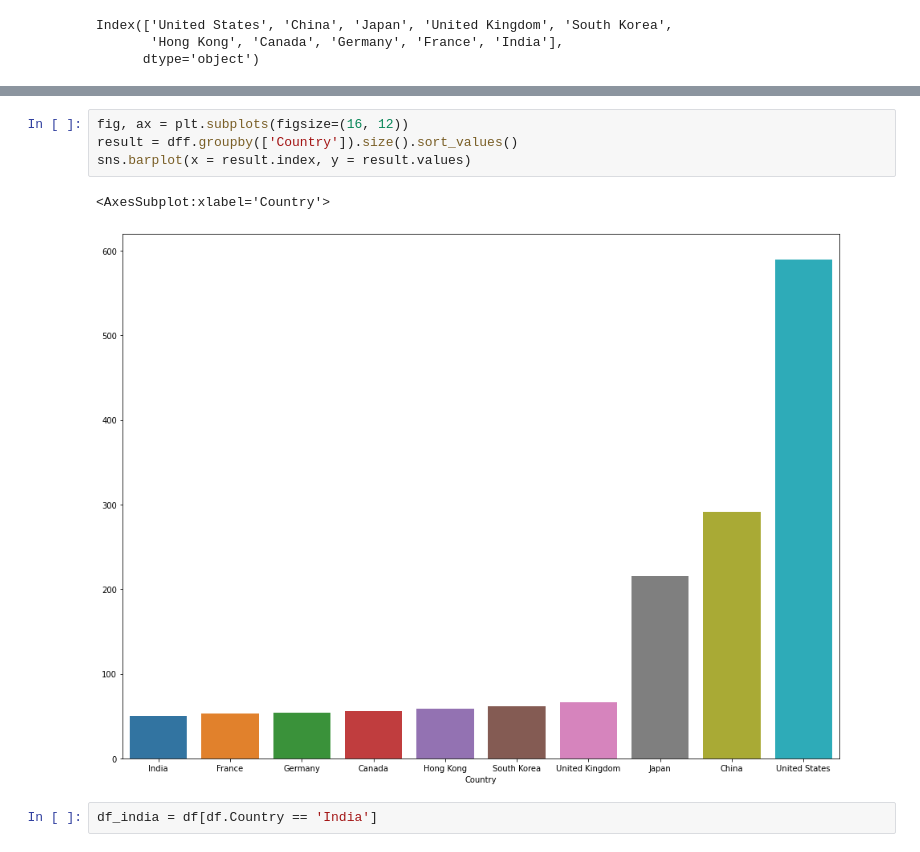
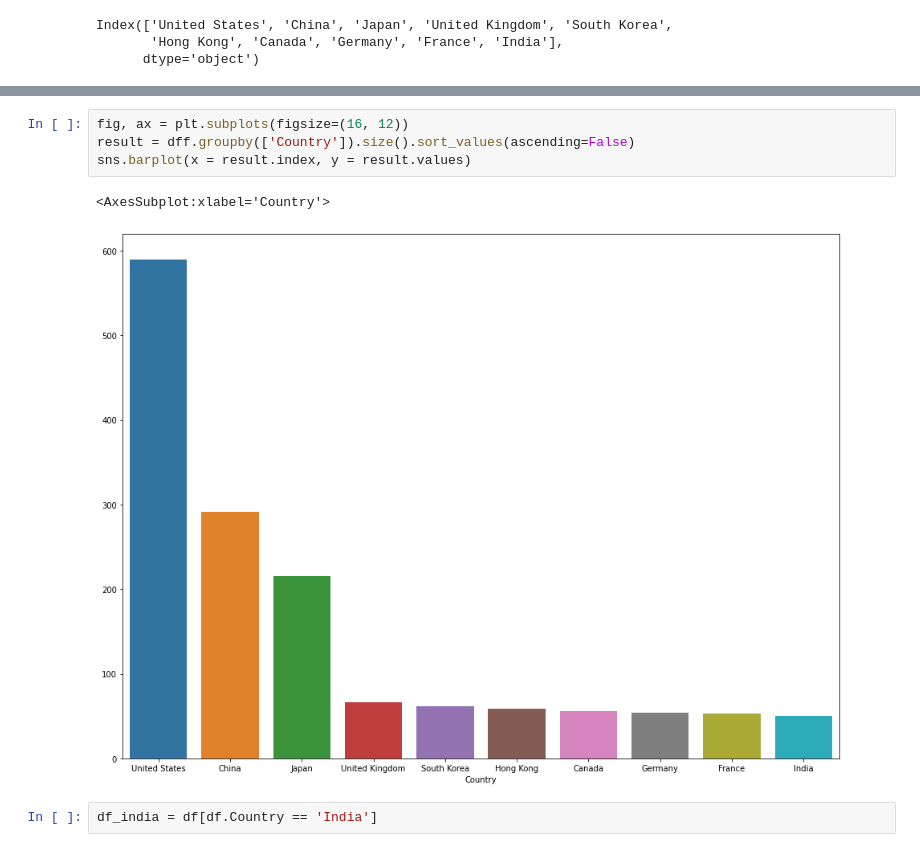
Before and after one commit to chandanabrdwj/100DaysOfML, a Jupyter notebook: fortune-global-2000-companies-in-2021.ipynb, the cells around one changed output, grey strips where cells are left out. Drawn from its saved outputs; the diff is of its cells as text.

```diff
--- a/fortune-global-2000-companies-in-2021.ipynb
+++ b/fortune-global-2000-companies-in-2021.ipynb
@@ -197,10 +254,10 @@ dff.shape
 # %%
 fig, ax = plt.subplots(figsize=(16, 12))
-result = dff.groupby(['Country']).size().sort_values()
+result = dff.groupby(['Country']).size().sort_values(ascending=False)
 sns.barplot(x = result.index, y = result.values)
 # %% [output]
 <AxesSubplot:xlabel='Country'>
-[figure, old version]
+[figure, new version]
 # %%
 df_india = df[df.Country == 'India']
 # %%
```
Also changed, not shown: parts of 13 cells of this notebook.
